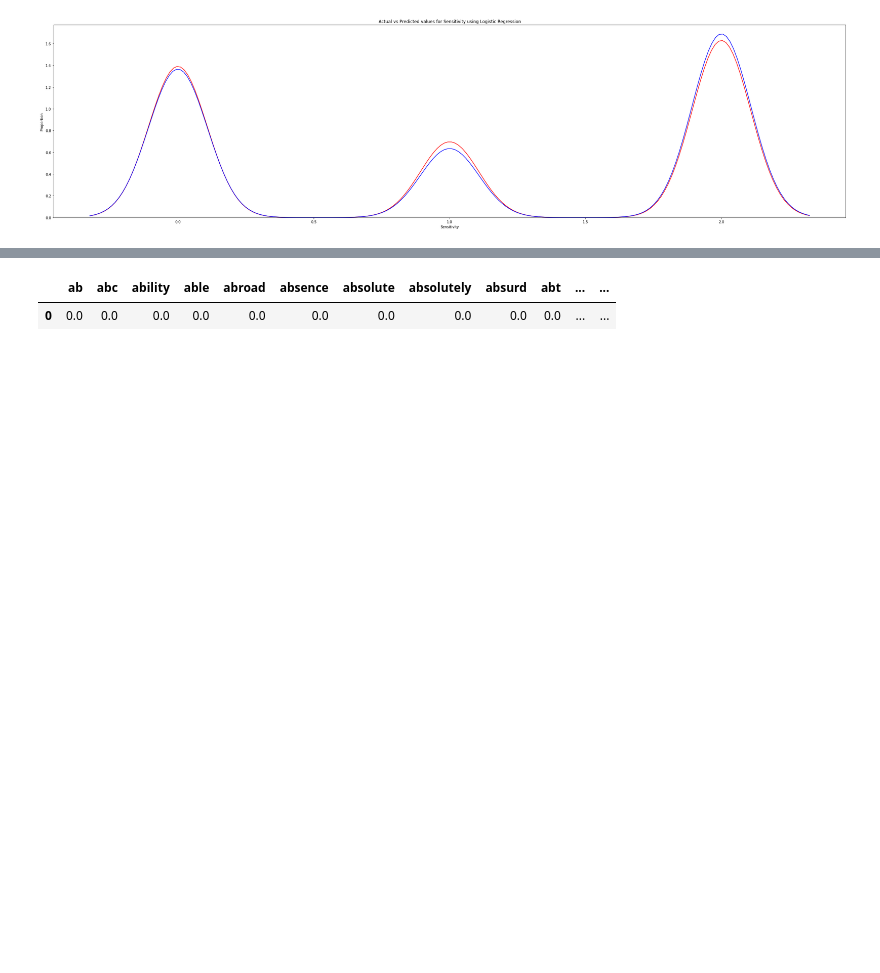
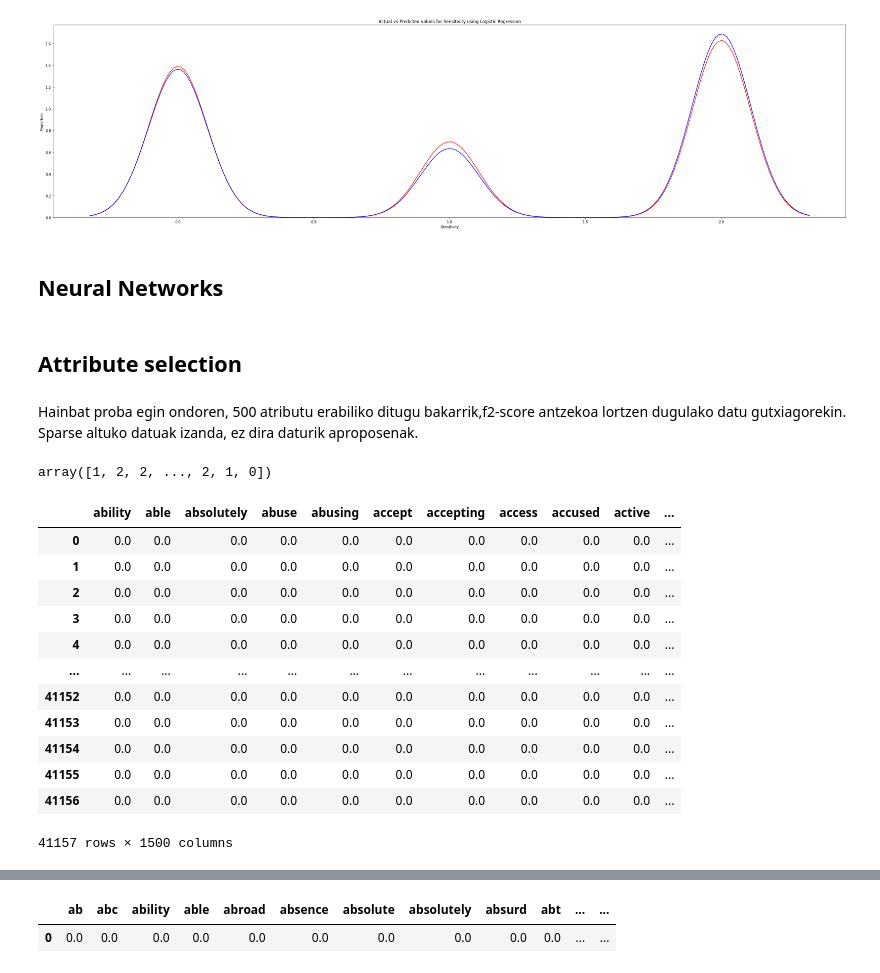
Before and after one commit to Kerman-Sanjuan/Covid-19-Tweet-Sentiment-Analysis, a Jupyter notebook: notebooks/Proiektua.ipynb, the cells around one changed output, grey strips where cells are left out. Drawn from its saved outputs; the diff is of its cells as text; code cells hidden in the pictures; blank space fills up the shorter version.

```diff
--- a/notebooks/Proiektua.ipynb
+++ b/notebooks/Proiektua.ipynb
@@ -3194,3 +3196,9 @@ plt.close()
 # %% [output]
 Logisticc regression's R2: with  21 0.804294260234401
 [figure]
+# %% [markdown]
+## Neural Networks<a name="NN"></a>
+# %% [markdown]
+## Attribute selection
+# %% [markdown]
+Hainbat proba egin ondoren, 500 atributu erabiliko ditugu bakarrik,f2-score antzekoa lortzen dugulako datu gutxiagorekin. Sparse altuko datuak izanda, ez dira daturik aproposenak.
@@ -3196,0 +3210,23 @@ Logisticc regression's R2: with  21 0.804294260234401
+# %%
+y_neural
+# %% [output]
+array([1, 2, 2, ..., 2, 1, 0])
+# %%
+X_train,X_test,y_train,y_test = train_test_split(X_neural,y_neural,test_size = 0.2)
+y_train = tf.keras.utils.to_categorical(y_train, 3)
+y_test = tf.keras.utils.to_categorical(y_test, 3)
+X_neural
+# %% [output]
+|  | ability | able | absolutely | abuse | abusing | accept | accepting | access | accused | active | ... |
+| 0 | 0.0 | 0.0 | 0.0 | 0.0 | 0.0 | 0.0 | 0.0 | 0.0 | 0.0 | 0.0 | ... |
+| 1 | 0.0 | 0.0 | 0.0 | 0.0 | 0.0 | 0.0 | 0.0 | 0.0 | 0.0 | 0.0 | ... |
+| 2 | 0.0 | 0.0 | 0.0 | 0.0 | 0.0 | 0.0 | 0.0 | 0.0 | 0.0 | 0.0 | ... |
+| 3 | 0.0 | 0.0 | 0.0 | 0.0 | 0.0 | 0.0 | 0.0 | 0.0 | 0.0 | 0.0 | ... |
+| 4 | 0.0 | 0.0 | 0.0 | 0.0 | 0.0 | 0.0 | 0.0 | 0.0 | 0.0 | 0.0 | ... |
+| ... | ... | ... | ... | ... | ... | ... | ... | ... | ... | ... | ... |
+| 41152 | 0.0 | 0.0 | 0.0 | 0.0 | 0.0 | 0.0 | 0.0 | 0.0 | 0.0 | 0.0 | ... |
+| 41153 | 0.0 | 0.0 | 0.0 | 0.0 | 0.0 | 0.0 | 0.0 | 0.0 | 0.0 | 0.0 | ... |
+| 41154 | 0.0 | 0.0 | 0.0 | 0.0 | 0.0 | 0.0 | 0.0 | 0.0 | 0.0 | 0.0 | ... |
+| 41155 | 0.0 | 0.0 | 0.0 | 0.0 | 0.0 | 0.0 | 0.0 | 0.0 | 0.0 | 0.0 | ... |
+| 41156 | 0.0 | 0.0 | 0.0 | 0.0 | 0.0 | 0.0 | 0.0 | 0.0 | 0.0 | 0.0 | ... |
+41157 rows × 1500 columns
```
Also changed, not shown: parts of 22 cells of this notebook, 3 other files.
